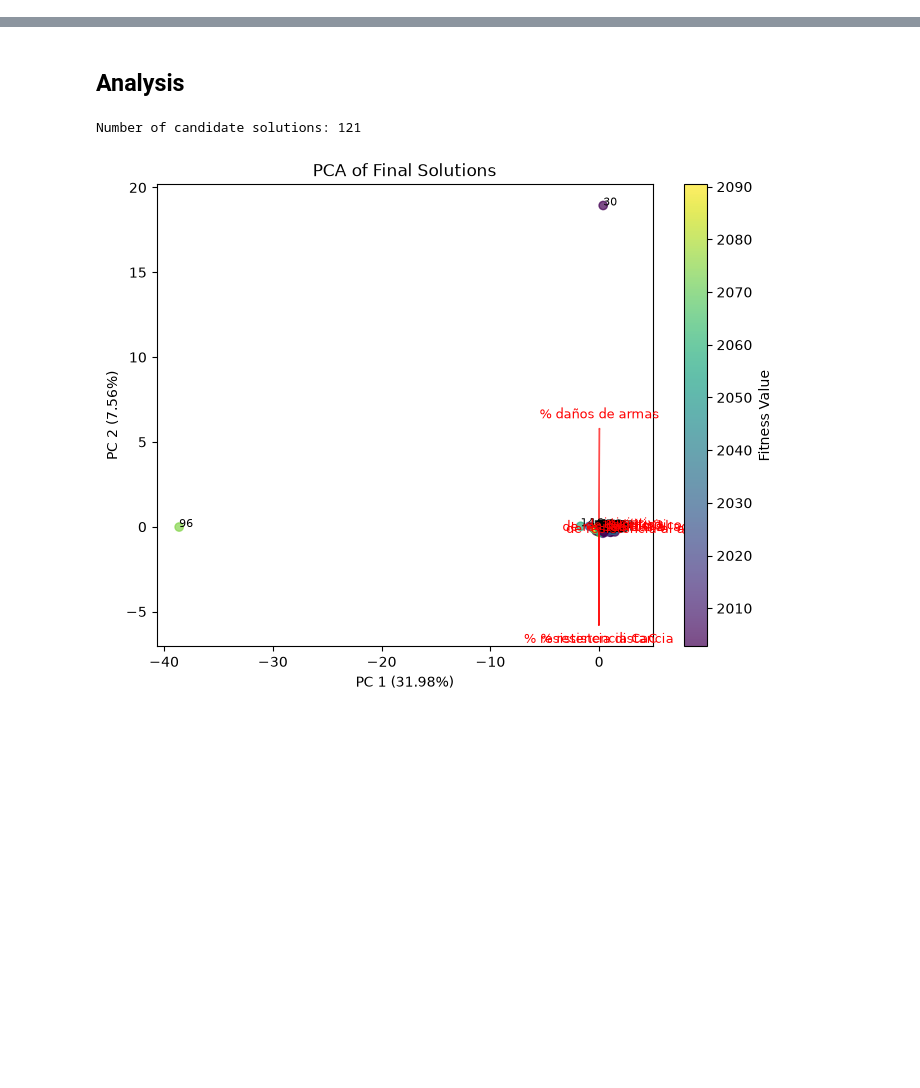
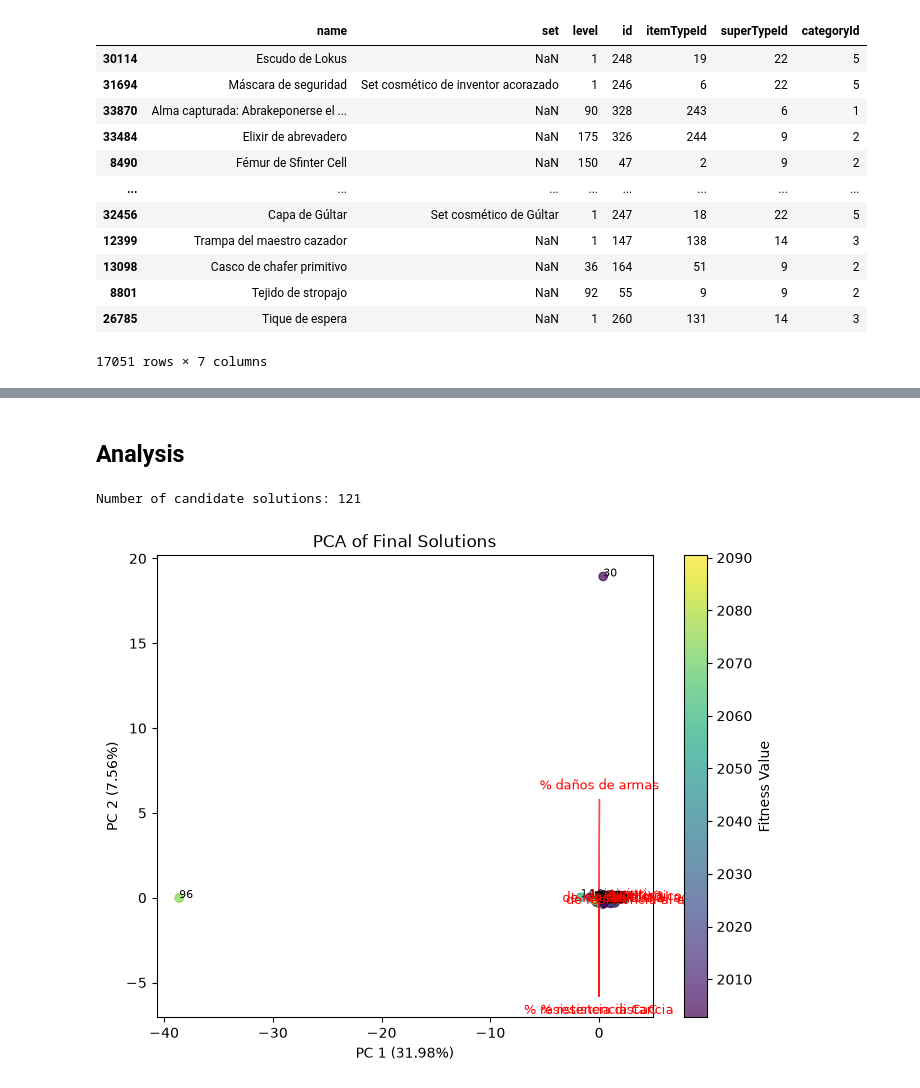
Before and after one commit to jdtibochab/dofus-set-optimizer, a Jupyter notebook: Optimize-Sacri.ipynb, the cells around one changed output, grey strips where cells are left out. Drawn from its saved outputs; the diff is of its cells as text; code cells hidden in the pictures; blank space fills up the shorter version.

```diff
--- a/Optimize-Sacri.ipynb
+++ b/Optimize-Sacri.ipynb
@@ -135,6 +135,22 @@ for k,v in items.items():
     }
     dct[k].update({i:j for i,j in v['type'].items() if i not in dct[k]})
 Items = pd.DataFrame.from_dict(dct, orient='index')
+# %%
+Items
+# %% [output]
+|  | name | set | level | id | itemTypeId | superTypeId | categoryId |
+| 30114 | Escudo de Lokus | NaN | 1 | 248 | 19 | 22 | 5 |
+| 31694 | Máscara de seguridad | Set cosmético de inventor acorazado | 1 | 246 | 6 | 22 | 5 |
+| 33870 | Alma capturada: Abrakeponerse el ... | NaN | 90 | 328 | 243 | 6 | 1 |
+| 33484 | Elixir de abrevadero | NaN | 175 | 326 | 244 | 9 | 2 |
+| 8490 | Fémur de Sfinter Cell | NaN | 150 | 47 | 2 | 9 | 2 |
+| ... | ... | ... | ... | ... | ... | ... | ... |
+| 32456 | Capa de Gúltar | Set cosmético de Gúltar | 1 | 247 | 18 | 22 | 5 |
+| 12399 | Trampa del maestro cazador | NaN | 1 | 147 | 138 | 14 | 3 |
+| 13098 | Casco de chafer primitivo | NaN | 36 | 164 | 51 | 9 | 2 |
+| 8801 | Tejido de stropajo | NaN | 92 | 55 | 9 | 9 | 2 |
+| 26785 | Tique de espera | NaN | 1 | 260 | 131 | 14 | 3 |
+17051 rows × 7 columns
 # %%
 char = Character(**config["character"])
 opt = Optimizer(char,
```
Also changed, not shown: parts of 3 cells of this notebook, 7 other files.
